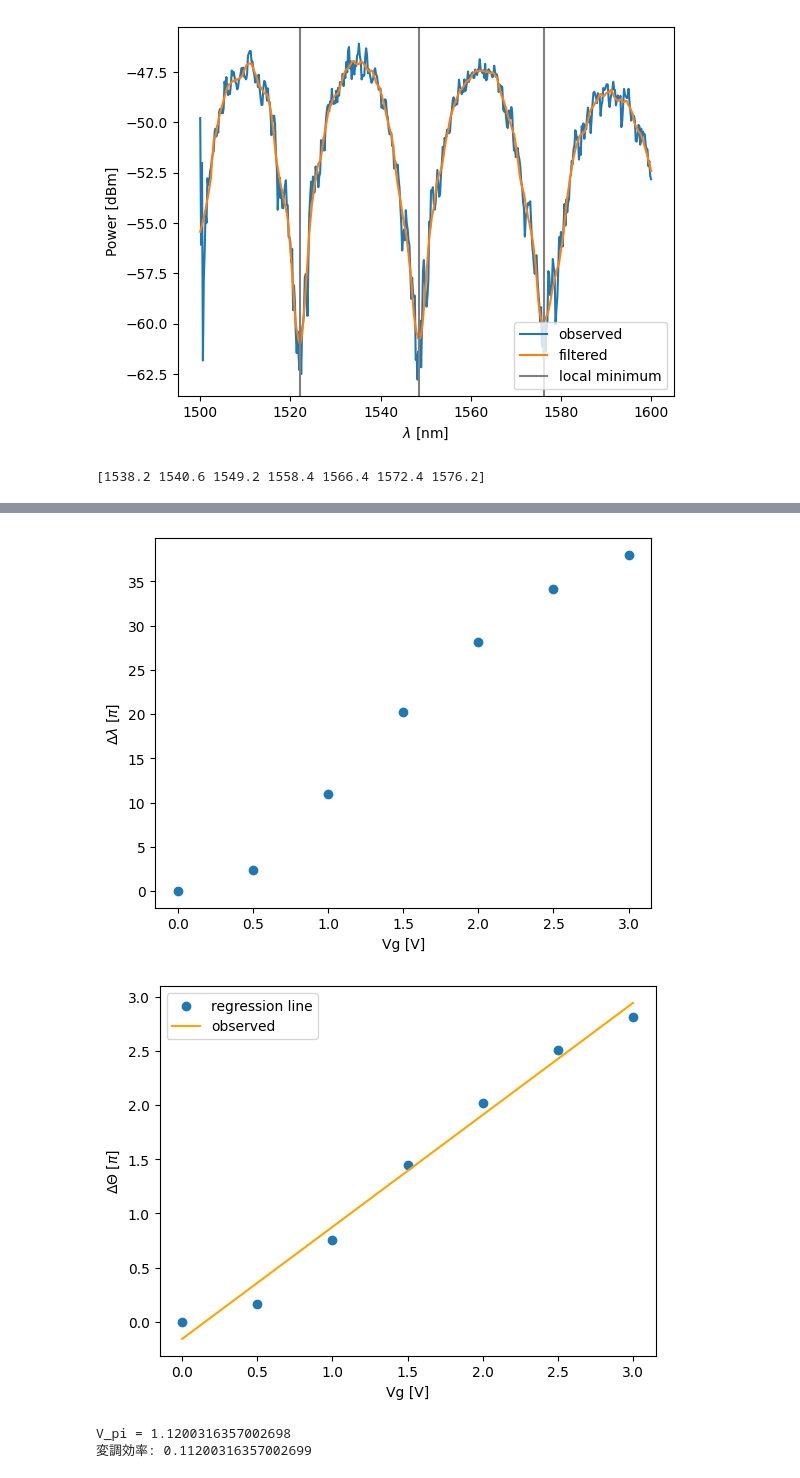
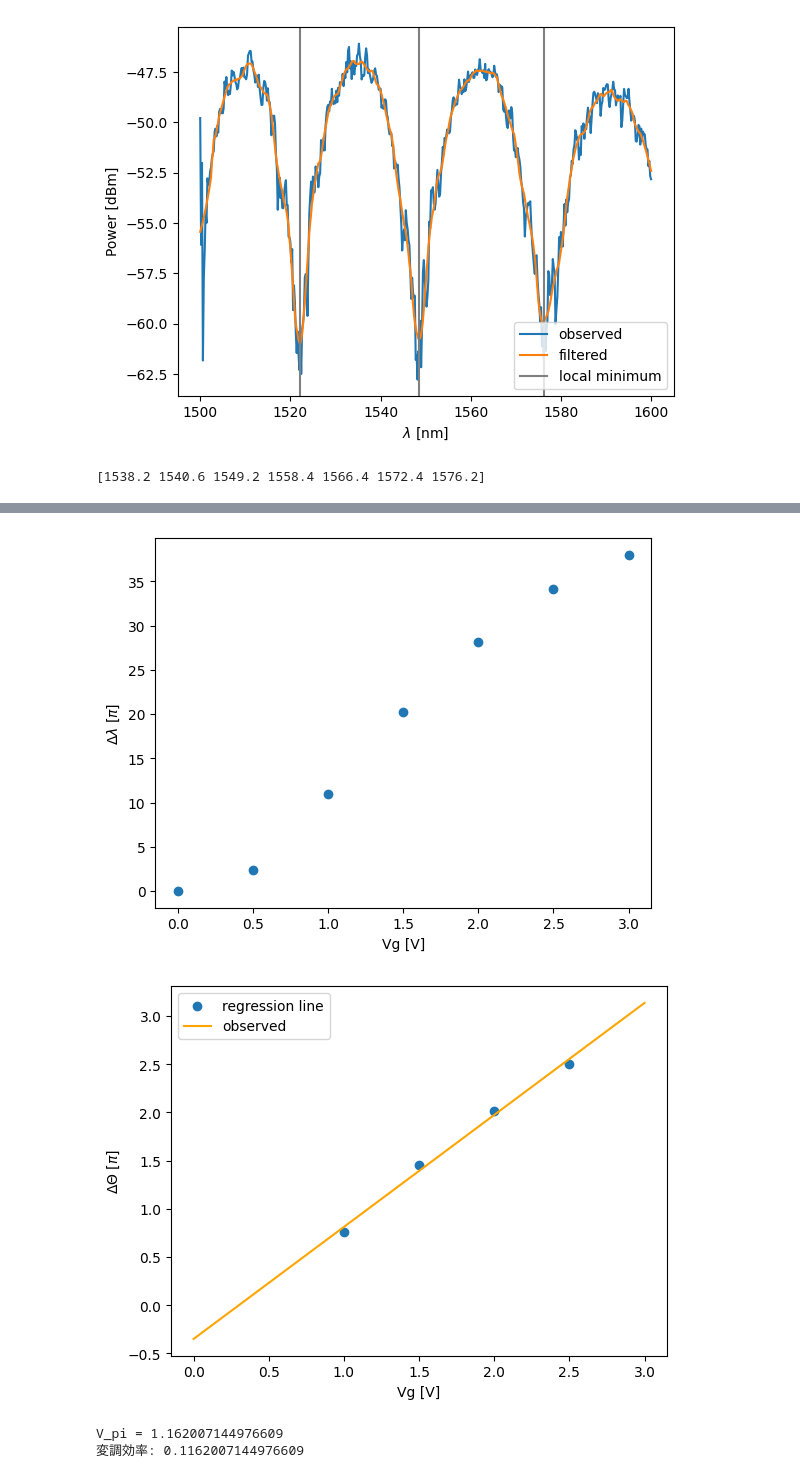
Before and after one commit to tanomitsu/b3-exp-mosfet, a Jupyter notebook: src/day2/plot.ipynb, the cells around one changed output, grey strips where cells are left out. Drawn from its saved outputs; the diff is of its cells as text; code cells hidden in the pictures.

```diff
--- a/src/day2/plot.ipynb
+++ b/src/day2/plot.ipynb
@@ -125,35 +125,35 @@ plt.ylabel("$\Delta \lambda$ [$\pi$]")
 plt.savefig(f"../../plot/day2/Vg_lambda.png")
 plt.show()
 
 # VgとΔθの関係をプロット
 delta_thetas = 2 * delta_lambdas / fsrs
-plt.scatter(voltages, delta_thetas)
+plt.scatter(voltages[2:6], delta_thetas[2:6])
 
-a, b = np.polyfit(voltages[2:], delta_thetas[2:], 1) #fitting
+a, b = np.polyfit(voltages[2:6], delta_thetas[2:6], 1) #fitting
 plt.plot(voltages, a * voltages + b, color="orange")
 plt.legend(["regression line", "observed"])
 
 plt.xlabel("Vg [V]")
 plt.ylabel("$\Delta \Theta$ [$\pi$]")
 plt.savefig(f"../../plot/day2/Vg_theta.png")
 plt.show()
 
 # V_piを求める
 # V_piとは、回帰直線がpiになる点
 # 今、グラフはpiを単位にプロットしているので、1になるVを探す
 # a * V_pi + b = 1の点を求めればいいから
 # V_pi = (1 - b) / a
 v_pi = (1 - b) / a
 print(f"V_pi = {v_pi}")
 
 # 変調効率を求める(単位: V * cm)
 # 変調効率 = V_pi * L
 mod_eff = v_pi * 0.1
 print(f"変調効率: {mod_eff}")
 # %% [output]
 [1538.2 1540.6 1549.2 1558.4 1566.4 1572.4 1576.2]
 [figure]
 [figure]
-[figure, old version]
+[figure, new version]
-V_pi = 1.1200316357002698
-変調効率: 0.11200316357002699
+V_pi = 1.162007144976609
+変調効率: 0.1162007144976609
```
